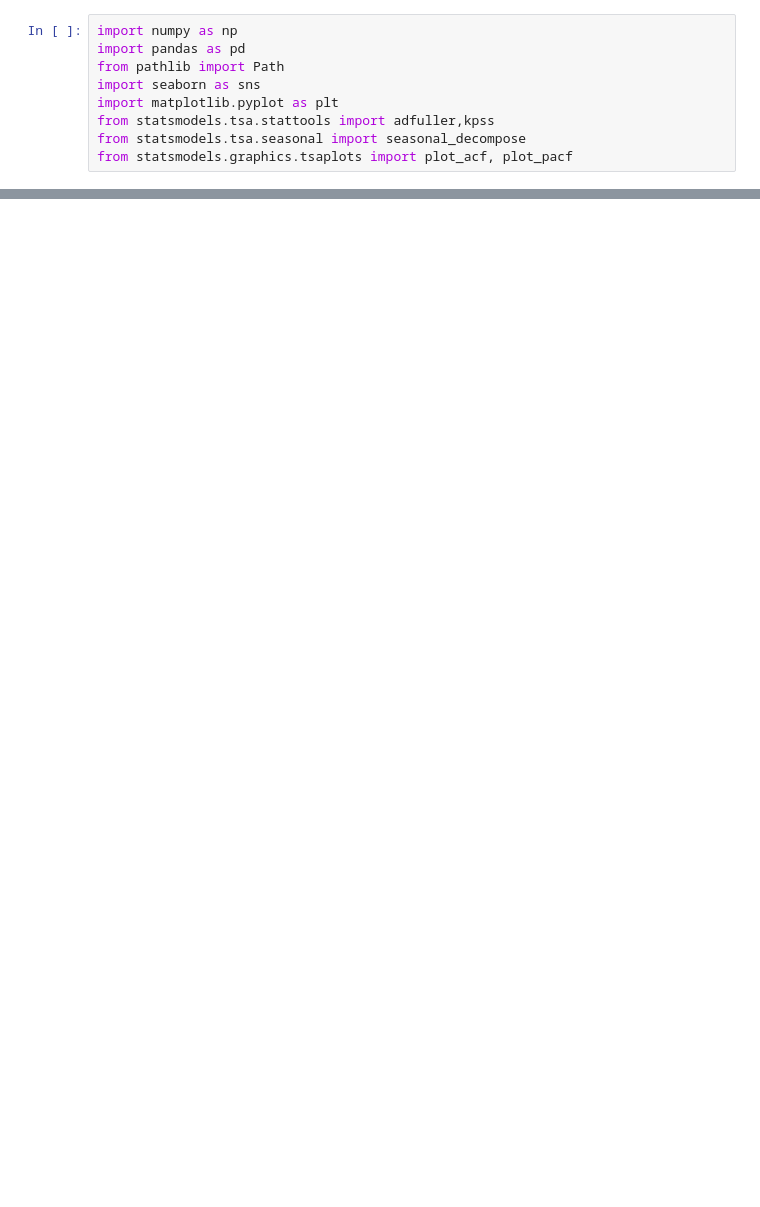
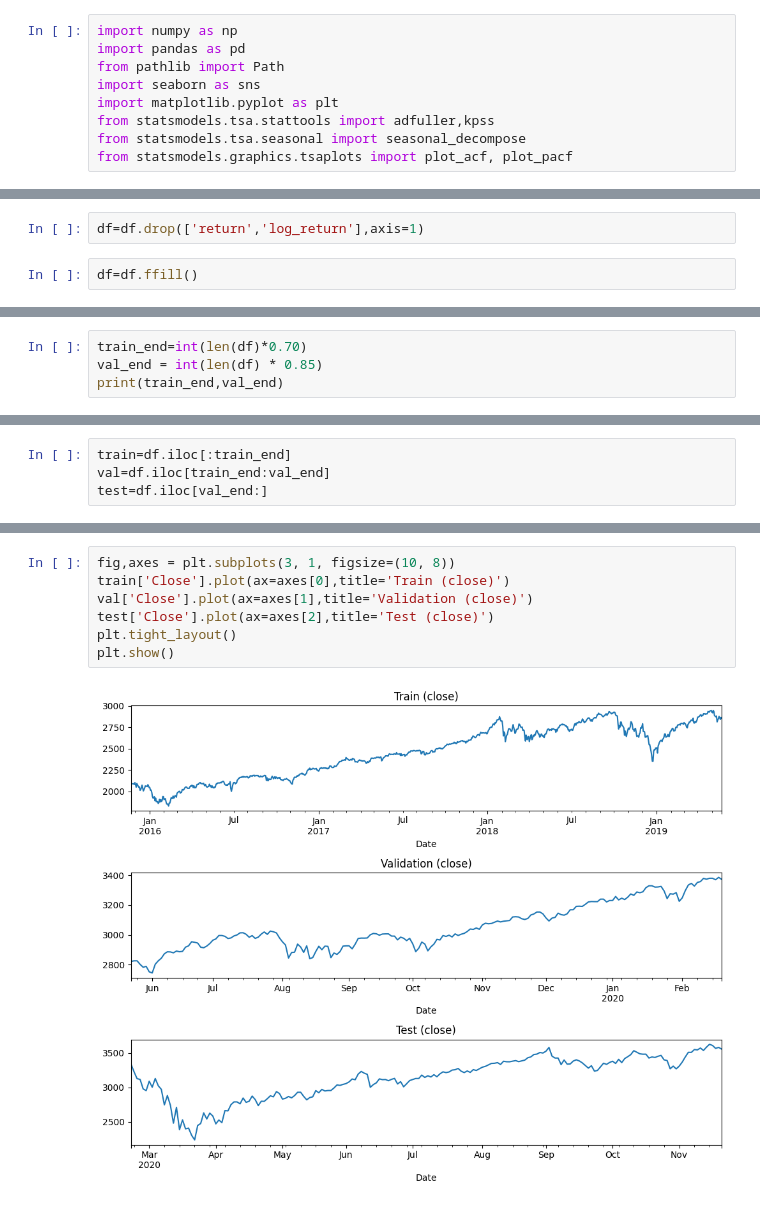
Before and after one commit to Handras18/Time-Series-Forecasting, a Jupyter notebook: 02_preprocessing.ipynb, the cells around one changed output, grey strips where cells are left out. Cells and saved outputs as stored; diff of their text form; blank space fills up the shorter version.

Commit message:
Add train/val/test

```diff
--- a/02_preprocessing.ipynb
+++ b/02_preprocessing.ipynb
@@ -42,0 +56,4 @@ Name: Date, Length: 1825, dtype: str
+# %%
+df=df.drop(['return','log_return'],axis=1)
+# %%
+df=df.ffill()
@@ -42,0 +86,4 @@ Name: Date, Length: 1825, dtype: str
+# %%
+train_end=int(len(df)*0.70)
+val_end = int(len(df) * 0.85)
+print(train_end,val_end)
@@ -42,0 +92,4 @@ Name: Date, Length: 1825, dtype: str
+# %%
+train=df.iloc[:train_end]
+val=df.iloc[train_end:val_end]
+test=df.iloc[val_end:]
@@ -42,0 +108,9 @@ Name: Date, Length: 1825, dtype: str
+# %%
+fig,axes = plt.subplots(3, 1, figsize=(10, 8))
+train['Close'].plot(ax=axes[0],title='Train (close)')
+val['Close'].plot(ax=axes[1],title='Validation (close)')
+test['Close'].plot(ax=axes[2],title='Test (close)')
+plt.tight_layout()
+plt.show()
+# %% [output]
+[figure, added]
```
Also changed, not shown: parts of 17 cells of this notebook.
